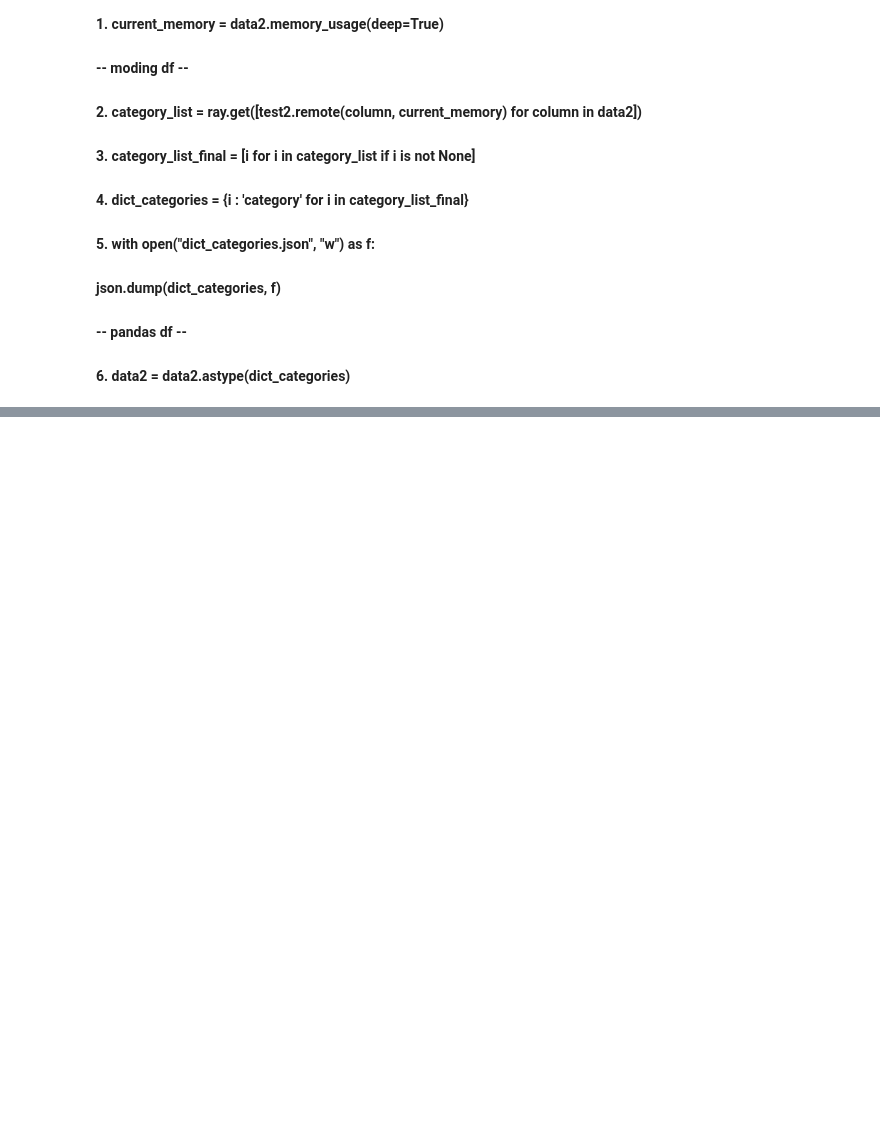
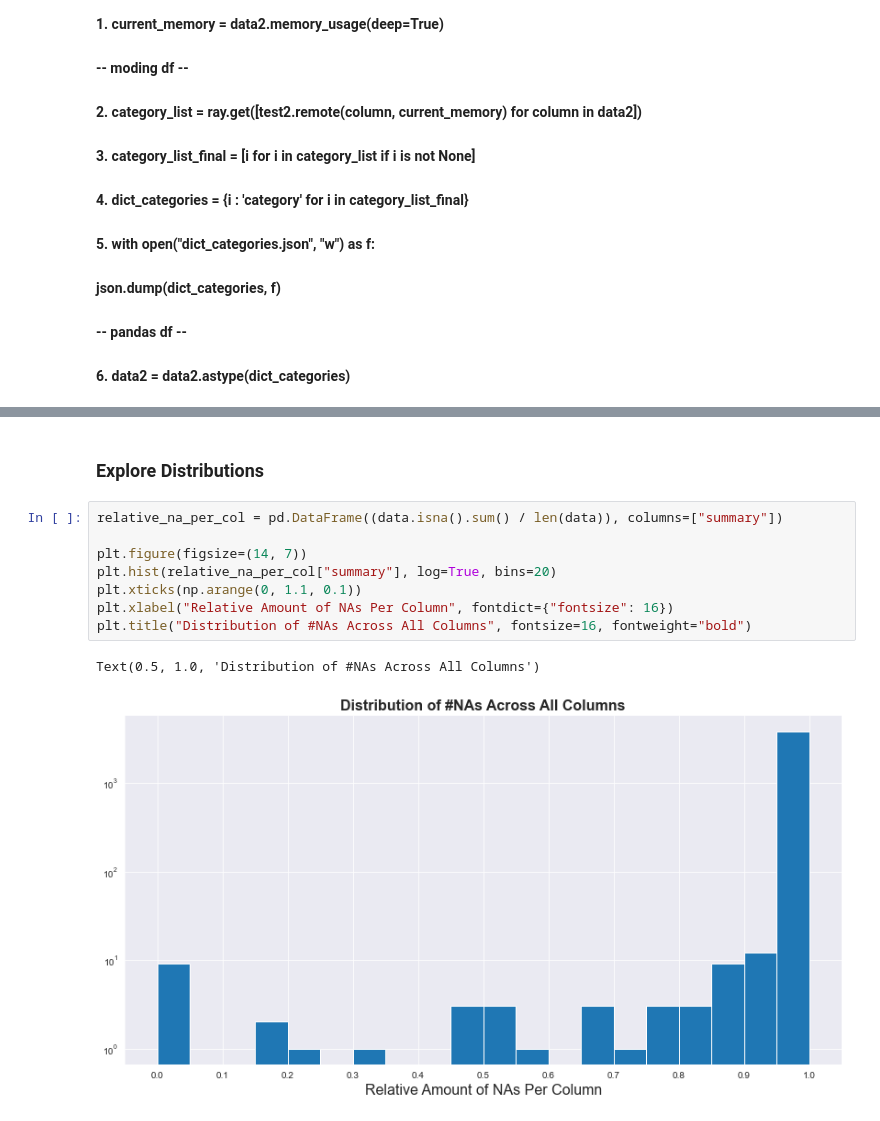
Before and after one commit to wolfrieder/http-response-classifier, a Jupyter notebook: notebooks/data_exploration.ipynb, the cells around one changed output, grey strips where cells are left out. Drawn from its saved outputs; the diff is of its cells as text; blank space fills up the shorter version.

```diff
--- a/notebooks/data_exploration.ipynb
+++ b/notebooks/data_exploration.ipynb
@@ -361,0 +232,13 @@ shape: (13052, 2)
+# %% [markdown]
+### Explore Distributions
+# %%
+relative_na_per_col = pd.DataFrame((data.isna().sum() / len(data)), columns=["summary"])
+
+plt.figure(figsize=(14, 7))
+plt.hist(relative_na_per_col["summary"], log=True, bins=20)
+plt.xticks(np.arange(0, 1.1, 0.1))
+plt.xlabel("Relative Amount of NAs Per Column", fontdict={"fontsize": 16})
+plt.title("Distribution of #NAs Across All Columns", fontsize=16, fontweight="bold")
+# %% [output]
+Text(0.5, 1.0, 'Distribution of #NAs Across All Columns')
+[figure, added]
```
Also changed, not shown: parts of 51 cells of this notebook, 3 other files.
